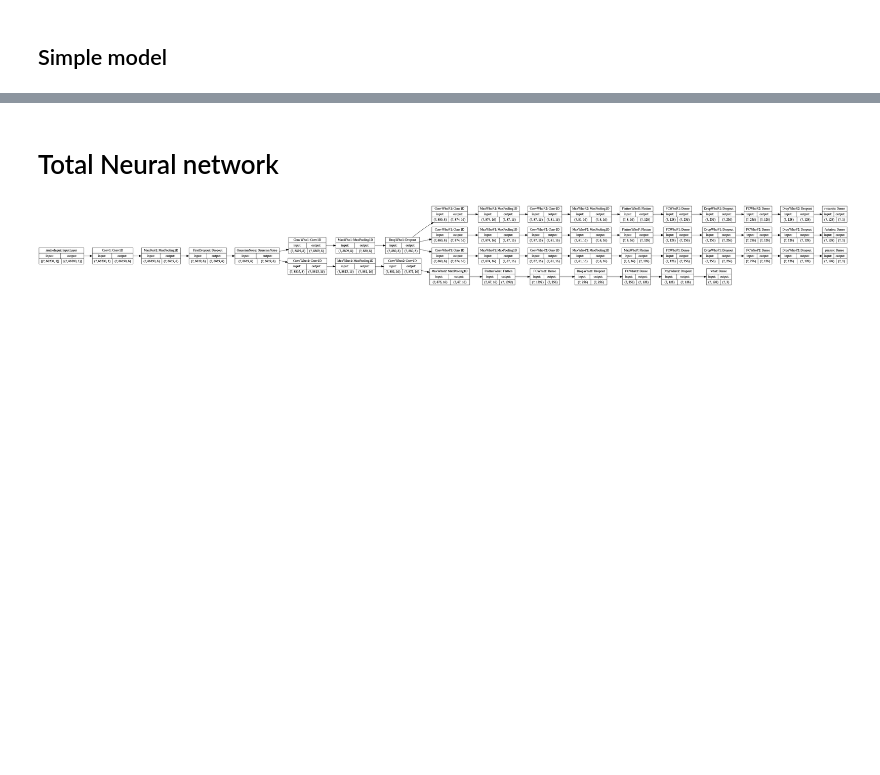
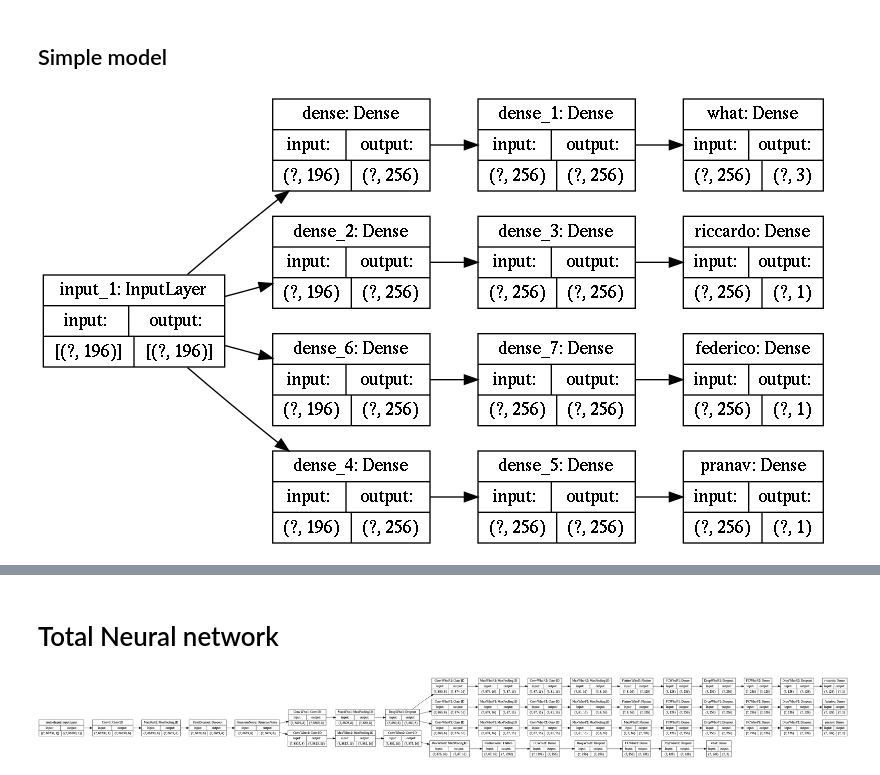
Before and after one commit to RCrvro/DSIM-Project, a Jupyter notebook: audio part/audio_model.ipynb, the cells around one changed output, grey strips where cells are left out. Drawn from its saved outputs; the diff is of its cells as text; code cells hidden in the pictures; blank space fills up the shorter version.

Commit message:
implemented audio in model

```diff
--- a/audio part/audio_model.ipynb
+++ b/audio part/audio_model.ipynb
@@ -245,3 +244,8 @@ losses = {
 model.compile(loss=losses,
              optimizer='Adam',
              metrics=['accuracy'])
+# %%
+#Horizontal
+tf.keras.utils.plot_model(model, 'model_basic_h.png', show_layer_names=True, show_shapes=True, dpi=96, rankdir='LR')
+# %% [output]
+[figure, added]
```
Also changed, not shown: parts of 11 cells of this notebook, 5 other files.
